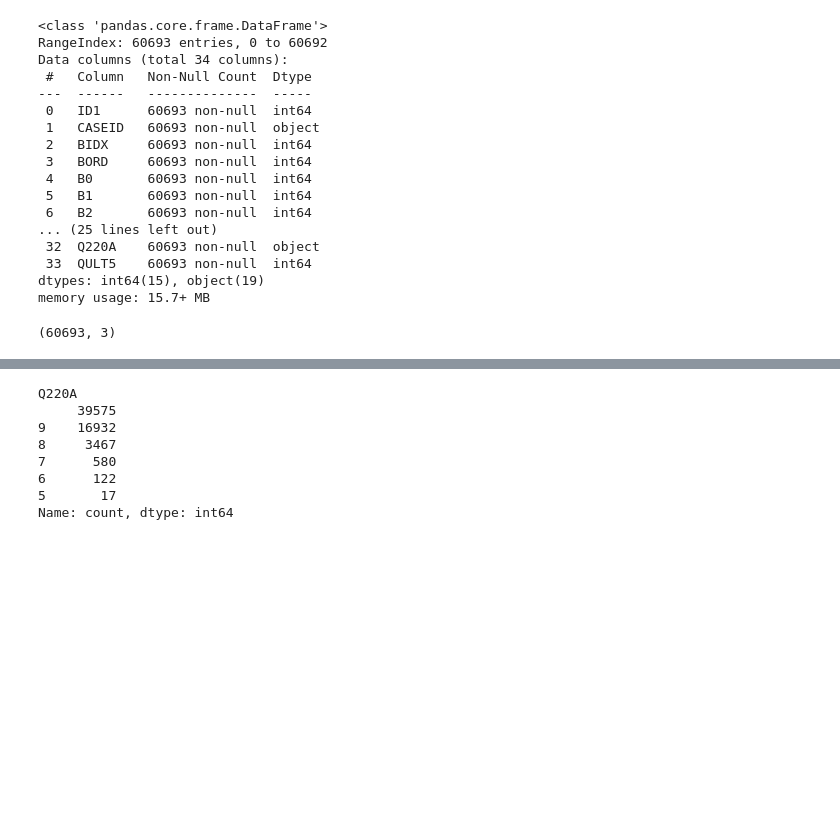
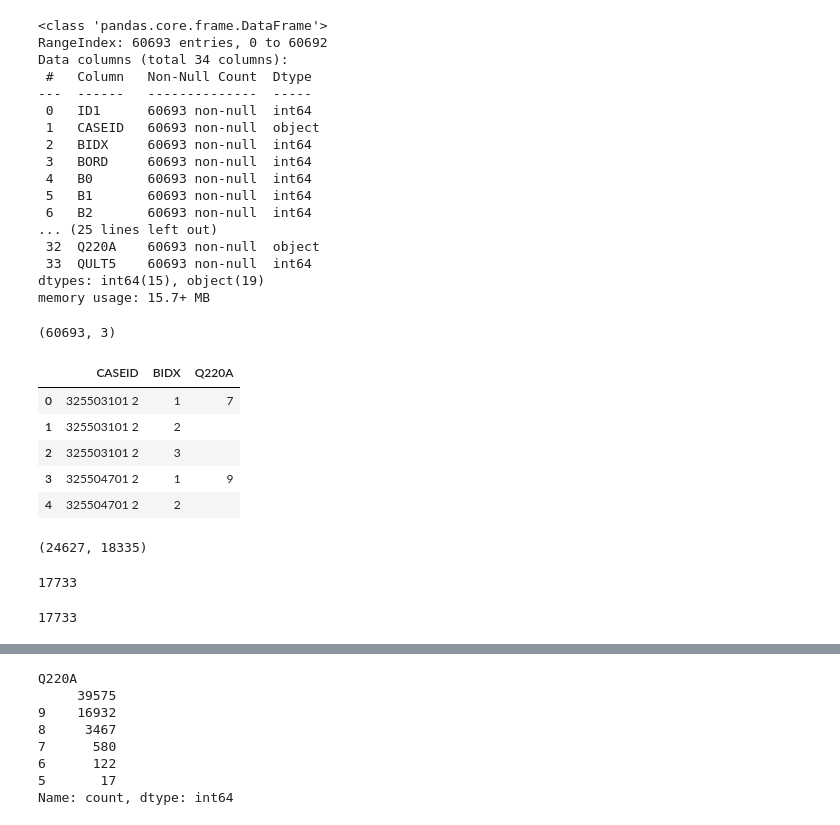
Before and after one commit to LinoMejiaDC/Machine-Leaarning-premature-births, a Jupyter notebook: 02_DE.ipynb, the cells around one changed output, grey strips where cells are left out. Cells and saved outputs as stored; diff of their text form; code cells hidden in the pictures; blank space fills up the shorter version.

```diff
--- a/02_DE.ipynb
+++ b/02_DE.ipynb
@@ -242,3 +242,25 @@ target = Modulo1632_REC21_2023[['CASEID', 'BIDX','Q220A']]
 target.drop_duplicates().shape
 # %% [output]
 (60693, 3)
+# %%
+target.head()
+# %% [output]
+|  | CASEID | BIDX | Q220A |
+| 0 | 325503101 2 | 1 | 7 |
+| 1 | 325503101 2 | 2 |  |
+| 2 | 325503101 2 | 3 |  |
+| 3 | 325504701 2 | 1 | 9 |
+| 4 | 325504701 2 | 2 |  |
+# %%
+target.CASEID.nunique(), target[target['Q220A']!=" "].CASEID.nunique()
+# %% [output]
+(24627, 18335)
+# %%
+target[target['Q220A']==" "].CASEID.nunique()
+# %% [output]
+17733
+# %%
+no_declare = target[target['Q220A']== " " ]
+no_declare.CASEID.nunique()
+# %% [output]
+17733
```
Also changed, not shown: parts of 3 cells of this notebook, 2 other files.
